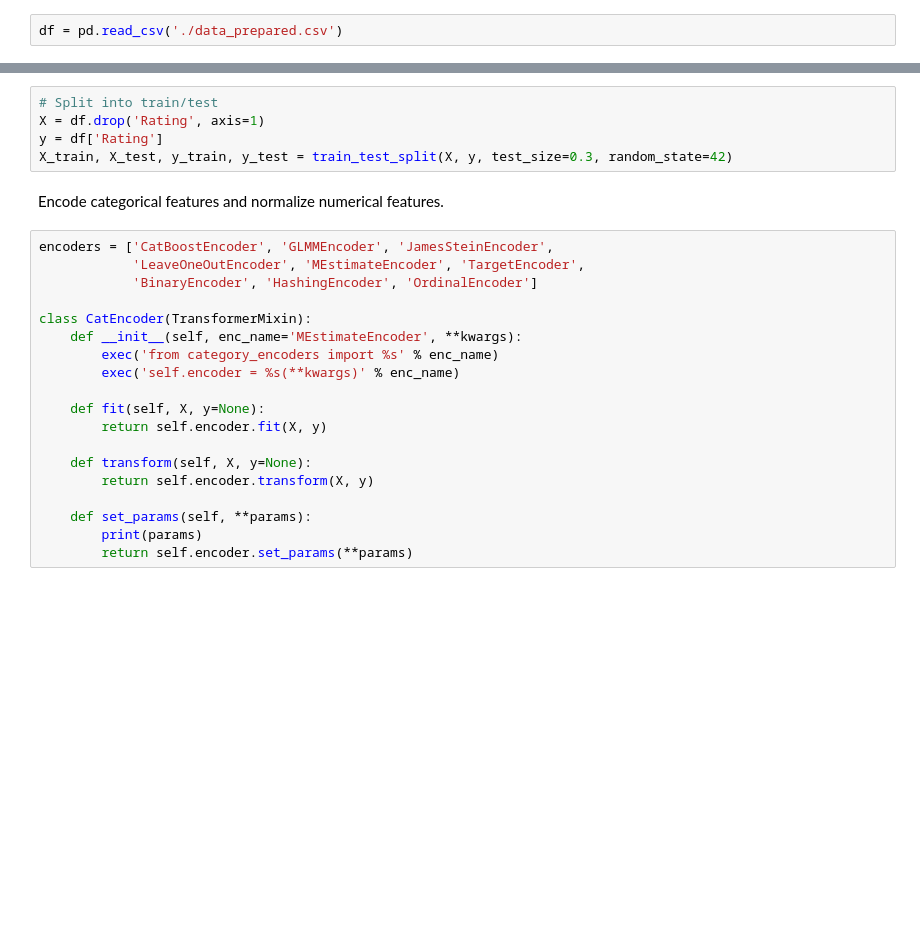
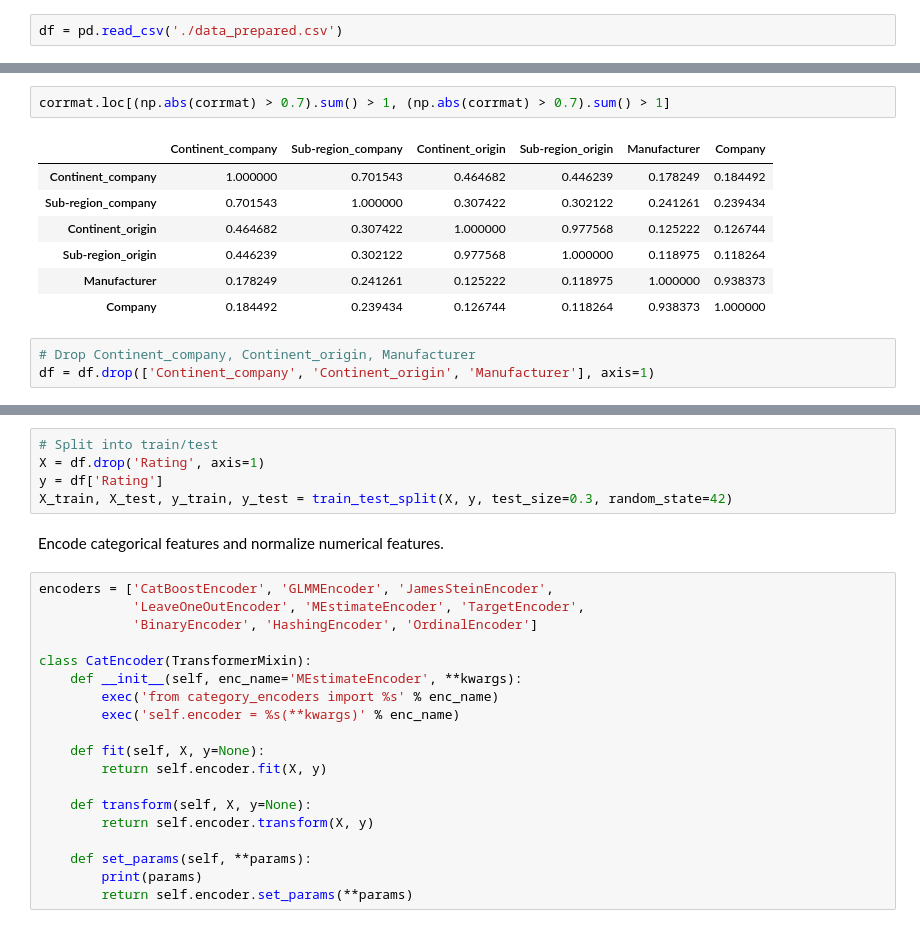
Before and after one commit to SimoneGiovannini/chocolate-rating-project, a Jupyter notebook: models.ipynb, the cells around one changed output, grey strips where cells are left out. Cells and saved outputs as stored; diff of their text form; blank space fills up the shorter version.

```diff
--- a/models.ipynb
+++ b/models.ipynb
@@ -27,0 +70,13 @@ df = pd.read_csv('./data_prepared.csv')
+# %%
+corrmat.loc[(np.abs(corrmat) > 0.7).sum() > 1, (np.abs(corrmat) > 0.7).sum() > 1]
+# %% [output]
+|  | Continent_company | Sub-region_company | Continent_origin | Sub-region_origin | Manufacturer | Company |
+| Continent_company | 1.000000 | 0.701543 | 0.464682 | 0.446239 | 0.178249 | 0.184492 |
+| Sub-region_company | 0.701543 | 1.000000 | 0.307422 | 0.302122 | 0.241261 | 0.239434 |
+| Continent_origin | 0.464682 | 0.307422 | 1.000000 | 0.977568 | 0.125222 | 0.126744 |
+| Sub-region_origin | 0.446239 | 0.302122 | 0.977568 | 1.000000 | 0.118975 | 0.118264 |
+| Manufacturer | 0.178249 | 0.241261 | 0.125222 | 0.118975 | 1.000000 | 0.938373 |
+| Company | 0.184492 | 0.239434 | 0.126744 | 0.118264 | 0.938373 | 1.000000 |
+# %%
+# Drop Continent_company, Continent_origin, Manufacturer
+df = df.drop(['Continent_company', 'Continent_origin', 'Manufacturer'], axis=1)
```
Also changed, not shown: parts of 25 cells of this notebook, 1 other file.
